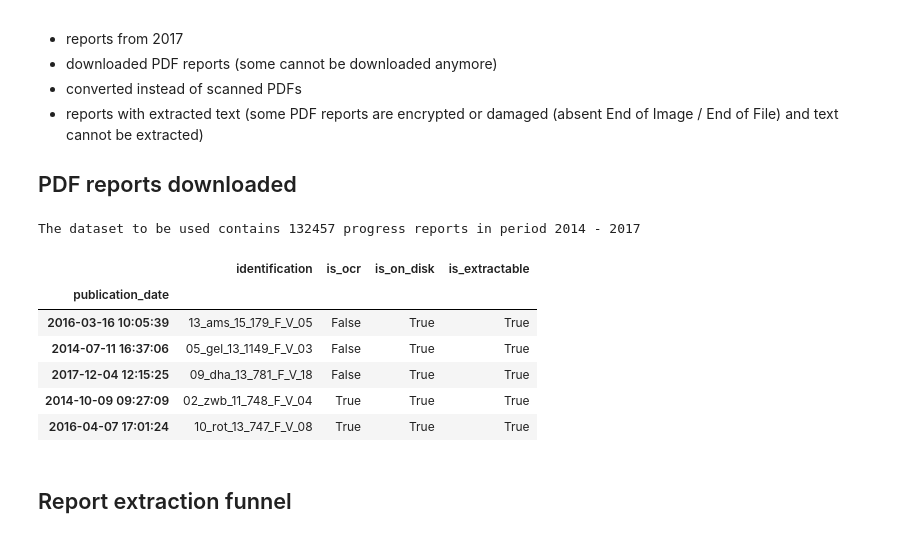
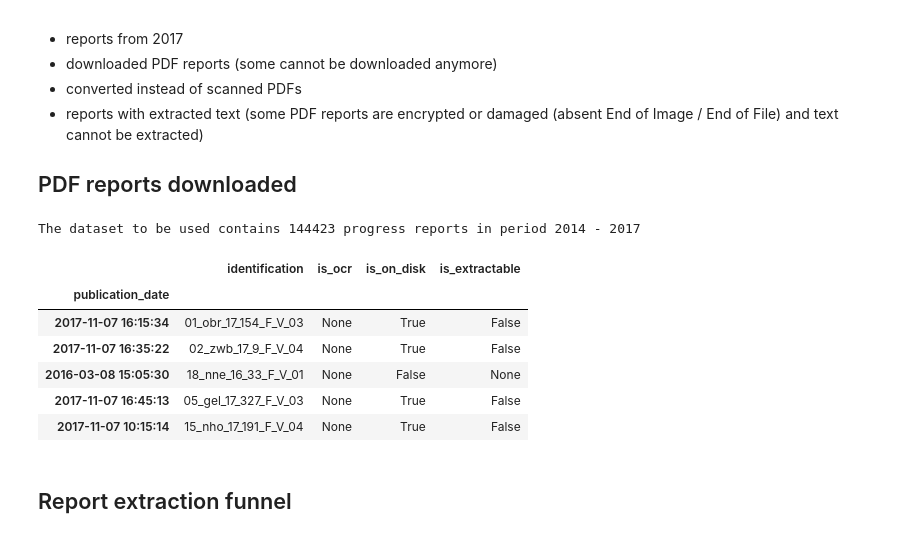
Before and after one commit to quantleap/is-ds-thesis, a Jupyter notebook: notebooks/Reports - dataset description.ipynb, the cells around one changed output. Drawn from its saved outputs; the diff is of its cells as text; code cells hidden in the pictures.

Commit message:
add insolvents and reports analysis

```diff
--- a/notebooks/Reports - dataset description.ipynb
+++ b/notebooks/Reports - dataset description.ipynb
@@ -80,25 +80,25 @@ A subselection of the published reports will be used for analysis:
 # %%
 sql = """select identification, is_ocr, is_on_disk, publication_date, is_extractable
          from reports rep join insolvents ins on rep.insolvent_id = ins.id
          where publication_date >= '2014-01-01'
-             and publication_date) <= 2018-06-
+             and publication_date <= '2018-06-01'
              and is_attachment=False;"""
              #and ins.is_removed=False;"""
-             #and (end_findability ISNULL or end_findability >= '2017-12-31');"""
+             and (end_findability ISNULL or end_findability >= '2017-12-31');"""
 
 df = pd.read_sql(sql, con, index_col='publication_date')
 
 print('The dataset to be used contains {} progress reports in period 2014 - 2017'.format(len(df)))
 df.head()
 # %% [output]
-The dataset to be used contains 132457 progress reports in period 2014 - 2017
+The dataset to be used contains 144423 progress reports in period 2014 - 2017
 |  | identification | is_ocr | is_on_disk | is_extractable |
 | publication_date |  |  |  |  |
-| 2016-03-16 10:05:39 | 13_ams_15_179_F_V_05 | False | True | True |
-| 2014-07-11 16:37:06 | 05_gel_13_1149_F_V_03 | False | True | True |
-| 2017-12-04 12:15:25 | 09_dha_13_781_F_V_18 | False | True | True |
-| 2014-10-09 09:27:09 | 02_zwb_11_748_F_V_04 | True | True | True |
-| 2016-04-07 17:01:24 | 10_rot_13_747_F_V_08 | True | True | True |
+| 2017-11-07 16:15:34 | 01_obr_17_154_F_V_03 | None | True | False |
+| 2017-11-07 16:35:22 | 02_zwb_17_9_F_V_04 | None | True | False |
+| 2016-03-08 15:05:30 | 18_nne_16_33_F_V_01 | None | False | None |
+| 2017-11-07 16:45:13 | 05_gel_17_327_F_V_03 | None | True | False |
+| 2017-11-07 10:15:14 | 15_nho_17_191_F_V_04 | None | True | False |
 # %% [markdown]
 ## Report extraction funnel
 # %%
```
Also changed, not shown: parts of 9 cells of this notebook, 17 other files.
